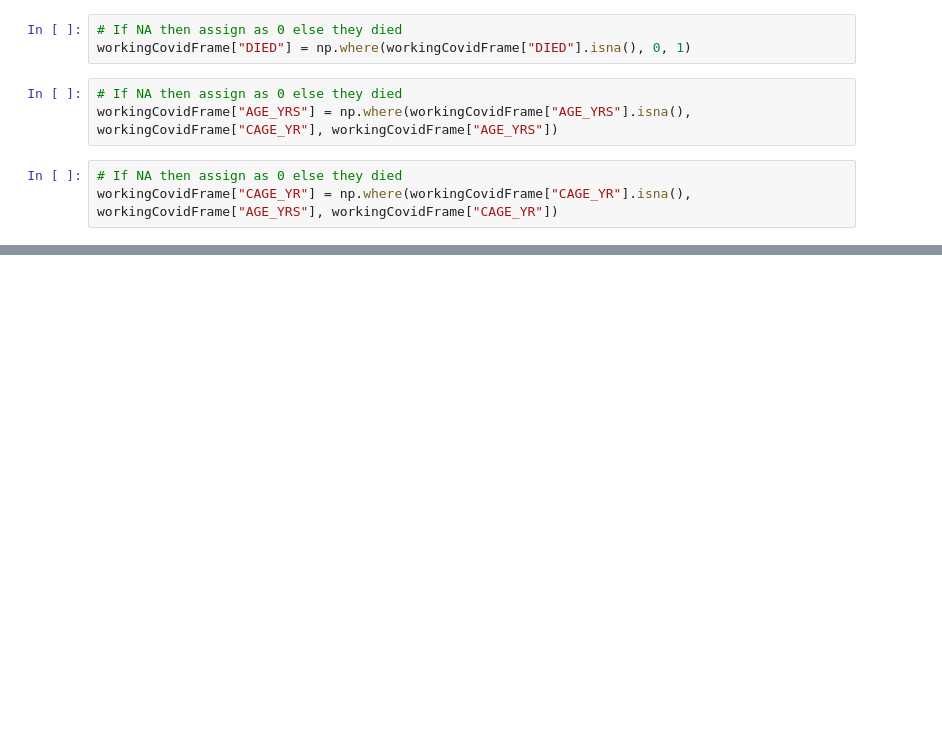
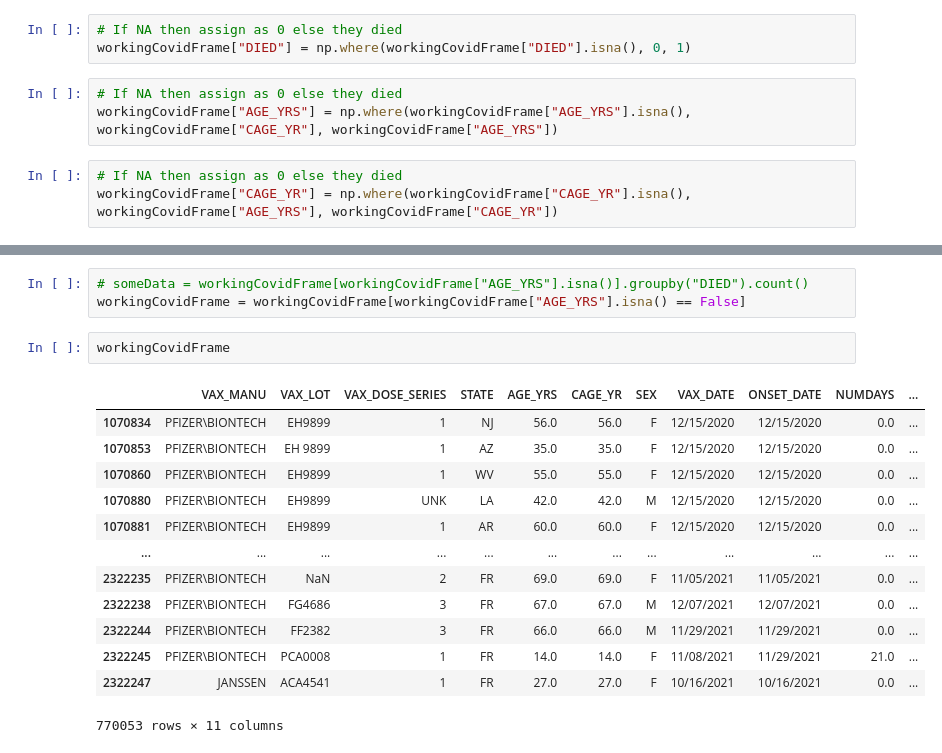
Before and after one commit to iandalrymple/VAERS, a Jupyter notebook: VAERS_MODEL.ipynb, the cells around one changed output, grey strips where cells are left out. Drawn from its saved outputs; the diff is of its cells as text; blank space fills up the shorter version.

```diff
--- a/VAERS_MODEL.ipynb
+++ b/VAERS_MODEL.ipynb
@@ -163,0 +149,19 @@ workingCovidFrame[workingCovidFrame["CAGE_YR"].isna() | workingCovidFrame["AGE_Y
+# %%
+# someData = workingCovidFrame[workingCovidFrame["AGE_YRS"].isna()].groupby("DIED").count()
+workingCovidFrame = workingCovidFrame[workingCovidFrame["AGE_YRS"].isna() == False]
+# %%
+workingCovidFrame
+# %% [output]
+|  | VAX_MANU | VAX_LOT | VAX_DOSE_SERIES | STATE | AGE_YRS | CAGE_YR | SEX | VAX_DATE | ONSET_DATE | NUMDAYS | ... |
+| 1070834 | PFIZER\BIONTECH | EH9899 | 1 | NJ | 56.0 | 56.0 | F | 12/15/2020 | 12/15/2020 | 0.0 | ... |
+| 1070853 | PFIZER\BIONTECH | EH 9899 | 1 | AZ | 35.0 | 35.0 | F | 12/15/2020 | 12/15/2020 | 0.0 | ... |
+| 1070860 | PFIZER\BIONTECH | EH9899 | 1 | WV | 55.0 | 55.0 | F | 12/15/2020 | 12/15/2020 | 0.0 | ... |
+| 1070880 | PFIZER\BIONTECH | EH9899 | UNK | LA | 42.0 | 42.0 | M | 12/15/2020 | 12/15/2020 | 0.0 | ... |
+| 1070881 | PFIZER\BIONTECH | EH9899 | 1 | AR | 60.0 | 60.0 | F | 12/15/2020 | 12/15/2020 | 0.0 | ... |
+| ... | ... | ... | ... | ... | ... | ... | ... | ... | ... | ... | ... |
+| 2322235 | PFIZER\BIONTECH | NaN | 2 | FR | 69.0 | 69.0 | F | 11/05/2021 | 11/05/2021 | 0.0 | ... |
+| 2322238 | PFIZER\BIONTECH | FG4686 | 3 | FR | 67.0 | 67.0 | M | 12/07/2021 | 12/07/2021 | 0.0 | ... |
+| 2322244 | PFIZER\BIONTECH | FF2382 | 3 | FR | 66.0 | 66.0 | M | 11/29/2021 | 11/29/2021 | 0.0 | ... |
+| 2322245 | PFIZER\BIONTECH | PCA0008 | 1 | FR | 14.0 | 14.0 | F | 11/08/2021 | 11/29/2021 | 21.0 | ... |
+| 2322247 | JANSSEN | ACA4541 | 1 | FR | 27.0 | 27.0 | F | 10/16/2021 | 10/16/2021 | 0.0 | ... |
+770053 rows × 11 columns
```
Also changed, not shown: parts of 2 cells of this notebook, 1 other file.
